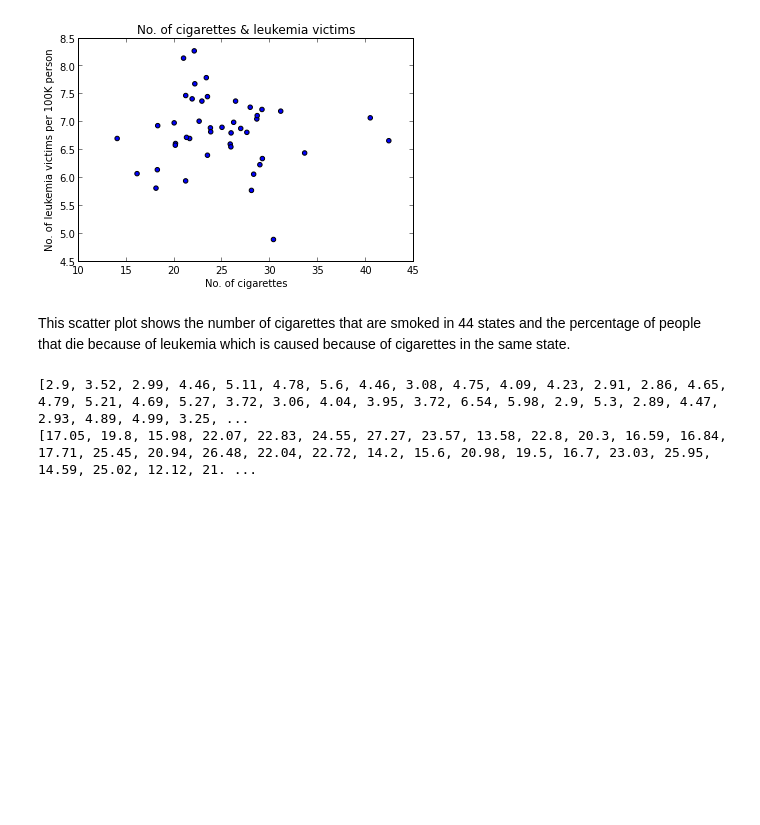
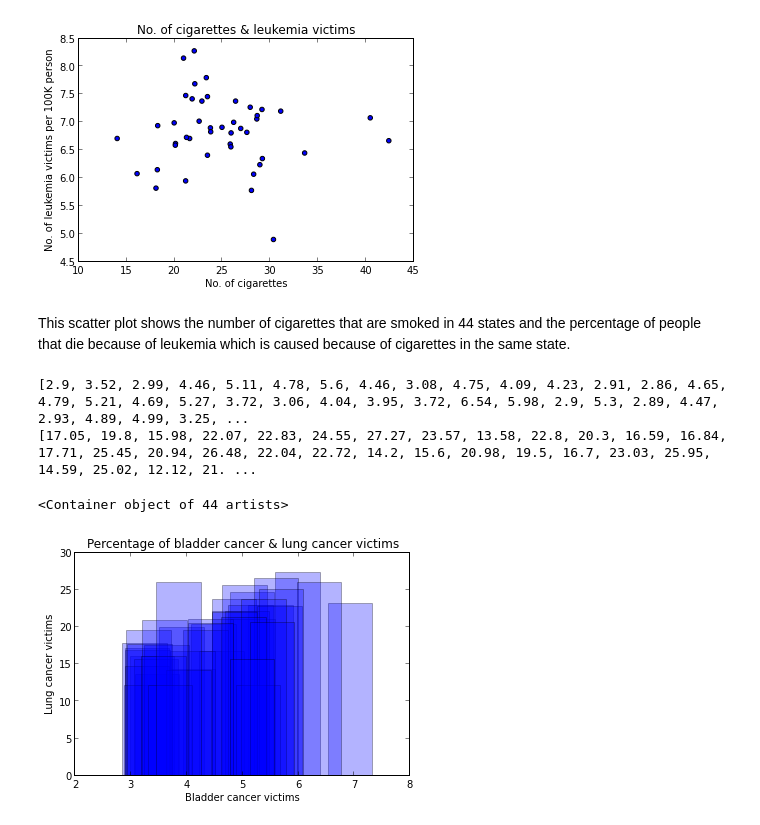
Before and after one commit to lubna13-meet/MEET-YL1, a Jupyter notebook: project/Project.ipynb, the cells around one changed output. Cells and saved outputs as stored; diff of their text form; code cells hidden in the pictures; blank space fills up the shorter version.

```diff
--- a/project/Project.ipynb
+++ b/project/Project.ipynb
@@ -54,6 +54,16 @@ f.close()
 [17.05, 19.8, 15.98, 22.07, 22.83, 24.55, 27.27, 23.57, 13.58, 22.8, 20.3, 16.59, 16.84, 17.71, 25.45, 20.94, 26.48, 22.04, 22.72, 14.2, 15.6, 20.98, 19.5, 16.7, 23.03, 25.95, 14.59, 25.02, 12.12, 21. ...
 # %%
 from pylab import *
+# %%
+fig = plt.figure()
+ax = fig.add_subplot(111)
+ax.set_title('Percentage of bladder cancer & lung cancer victims')
+ax.set_xlabel('Bladder cancer victims')
+ax.set_ylabel('Lung cancer victims')
+ax.bar(blad,lung, alpha= 0.3)
+# %% [output]
+<Container object of 44 artists>
+[figure, added]
 # %%
 fig = plt.figure()
 ax = fig.add_subplot(111)
```
Also changed, not shown: parts of 3 cells of this notebook.
